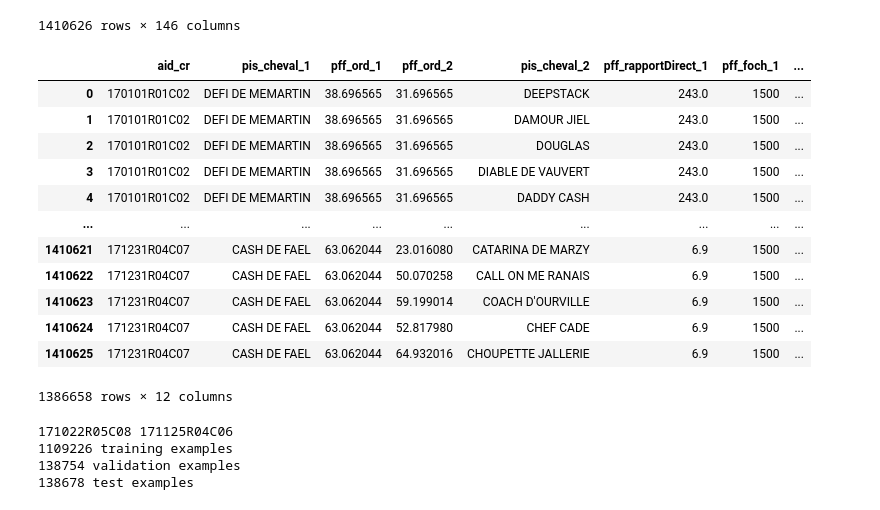
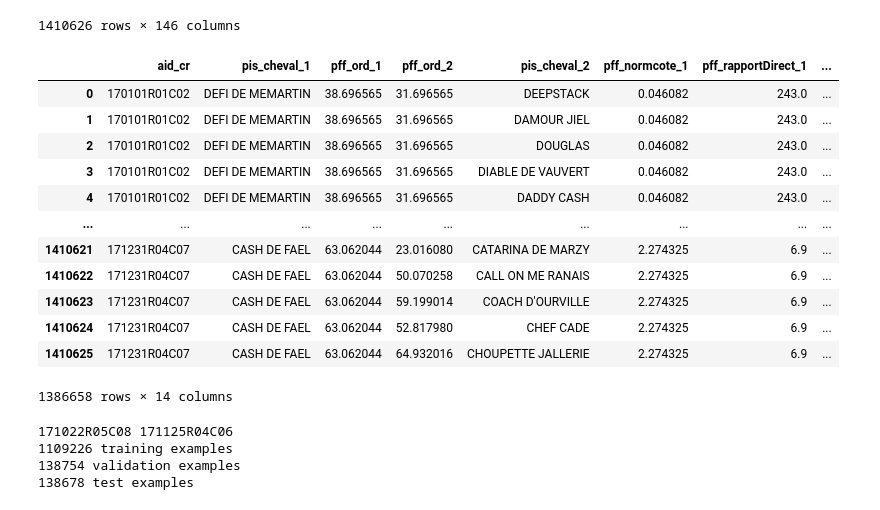
Before and after one commit to zenAurelius/HRAI3, a Jupyter notebook: notebooks/test_recur1.ipynb, the cells around one changed output. Drawn from its saved outputs; the diff is of its cells as text; code cells hidden in the pictures.

```diff
--- a/notebooks/test_recur1.ipynb
+++ b/notebooks/test_recur1.ipynb
@@ -33,26 +35,26 @@ df
 # %%
 #SELECTION DES FEATURES ET TARGET
 #df = df[['rfi_prix','rfi_distance','pfi_chNbPlaces_1','pff_rapportDirect_1','pff_ord_1','pfi_chNbPlaces_2','pff_rapportDirect_2','pff_ord_2','tgf_win_1']].copy()
-df = df[['aid_cr', 'pis_cheval_1','pff_ord_1','pff_ord_2', 'pis_cheval_2','pff_rapportDirect_1','pff_foch_1','pff_rapportDirect_2','pff_foch_2','tgf_pwin_1']].copy()
-df = df[(~df.pff_rapportDirect_2.isna()) & (~df.pff_rapportDirect_1.isna())].copy()
-df['rel_cote_1'] = df.pff_rapportDirect_1 / (df.pff_rapportDirect_1 + df.pff_rapportDirect_2)
+df = df[['aid_cr', 'pis_cheval_1','pff_ord_1','pff_ord_2', 'pis_cheval_2','pff_normcote_1','pff_rapportDirect_1','pff_rapportDirect_2','pff_foch_1','pff_normcote_2','pff_foch_2','tgf_pwin_1']].copy()
+df = df[(~df.pff_normcote_2.isna()) & (~df.pff_normcote_1.isna())].copy()
+df['rel_cote_1'] = df.pff_normcote_1 / (df.pff_normcote_1 + df.pff_normcote_2)
 df['rel_force_1'] = df.pff_foch_1 / (df.pff_foch_1 + df.pff_foch_2)
 #df = df.sort_values('aid_pt')
 df
 # %% [output]
-|  | aid_cr | pis_cheval_1 | pff_ord_1 | pff_ord_2 | pis_cheval_2 | pff_rapportDirect_1 | pff_foch_1 | ... |
-| 0 | 170101R01C02 | DEFI DE MEMARTIN | 38.696565 | 31.696565 | DEEPSTACK | 243.0 | 1500 | ... |
-| 1 | 170101R01C02 | DEFI DE MEMARTIN | 38.696565 | 31.696565 | DAMOUR JIEL | 243.0 | 1500 | ... |
-| 2 | 170101R01C02 | DEFI DE MEMARTIN | 38.696565 | 31.696565 | DOUGLAS | 243.0 | 1500 | ... |
-| 3 | 170101R01C02 | DEFI DE MEMARTIN | 38.696565 | 31.696565 | DIABLE DE VAUVERT | 243.0 | 1500 | ... |
-| 4 | 170101R01C02 | DEFI DE MEMARTIN | 38.696565 | 31.696565 | DADDY CASH | 243.0 | 1500 | ... |
+|  | aid_cr | pis_cheval_1 | pff_ord_1 | pff_ord_2 | pis_cheval_2 | pff_normcote_1 | pff_rapportDirect_1 | ... |
+| 0 | 170101R01C02 | DEFI DE MEMARTIN | 38.696565 | 31.696565 | DEEPSTACK | 0.046082 | 243.0 | ... |
+| 1 | 170101R01C02 | DEFI DE MEMARTIN | 38.696565 | 31.696565 | DAMOUR JIEL | 0.046082 | 243.0 | ... |
+| 2 | 170101R01C02 | DEFI DE MEMARTIN | 38.696565 | 31.696565 | DOUGLAS | 0.046082 | 243.0 | ... |
+| 3 | 170101R01C02 | DEFI DE MEMARTIN | 38.696565 | 31.696565 | DIABLE DE VAUVERT | 0.046082 | 243.0 | ... |
+| 4 | 170101R01C02 | DEFI DE MEMARTIN | 38.696565 | 31.696565 | DADDY CASH | 0.046082 | 243.0 | ... |
 | ... | ... | ... | ... | ... | ... | ... | ... | ... |
-| 1410621 | 171231R04C07 | CASH DE FAEL | 63.062044 | 23.016080 | CATARINA DE MARZY | 6.9 | 1500 | ... |
-| 1410622 | 171231R04C07 | CASH DE FAEL | 63.062044 | 50.070258 | CALL ON ME RANAIS | 6.9 | 1500 | ... |
-| 1410623 | 171231R04C07 | CASH DE FAEL | 63.062044 | 59.199014 | COACH D'OURVILLE | 6.9 | 1500 | ... |
-| 1410624 | 171231R04C07 | CASH DE FAEL | 63.062044 | 52.817980 | CHEF CADE | 6.9 | 1500 | ... |
-| 1410625 | 171231R04C07 | CASH DE FAEL | 63.062044 | 64.932016 | CHOUPETTE JALLERIE | 6.9 | 1500 | ... |
+| 1410621 | 171231R04C07 | CASH DE FAEL | 63.062044 | 23.016080 | CATARINA DE MARZY | 2.274325 | 6.9 | ... |
+| 1410622 | 171231R04C07 | CASH DE FAEL | 63.062044 | 50.070258 | CALL ON ME RANAIS | 2.274325 | 6.9 | ... |
+| 1410623 | 171231R04C07 | CASH DE FAEL | 63.062044 | 59.199014 | COACH D'OURVILLE | 2.274325 | 6.9 | ... |
+| 1410624 | 171231R04C07 | CASH DE FAEL | 63.062044 | 52.817980 | CHEF CADE | 2.274325 | 6.9 | ... |
+| 1410625 | 171231R04C07 | CASH DE FAEL | 63.062044 | 64.932016 | CHOUPETTE JALLERIE | 2.274325 | 6.9 | ... |
-1386658 rows × 12 columns
+1386658 rows × 14 columns
 # %%
 limit_train = df['aid_cr'].iloc[int(0.8 * len(df))]
 limit_val = df['aid_cr'].iloc[int(0.9 * len(df))]
```
Also changed, not shown: parts of 17 cells of this notebook.
